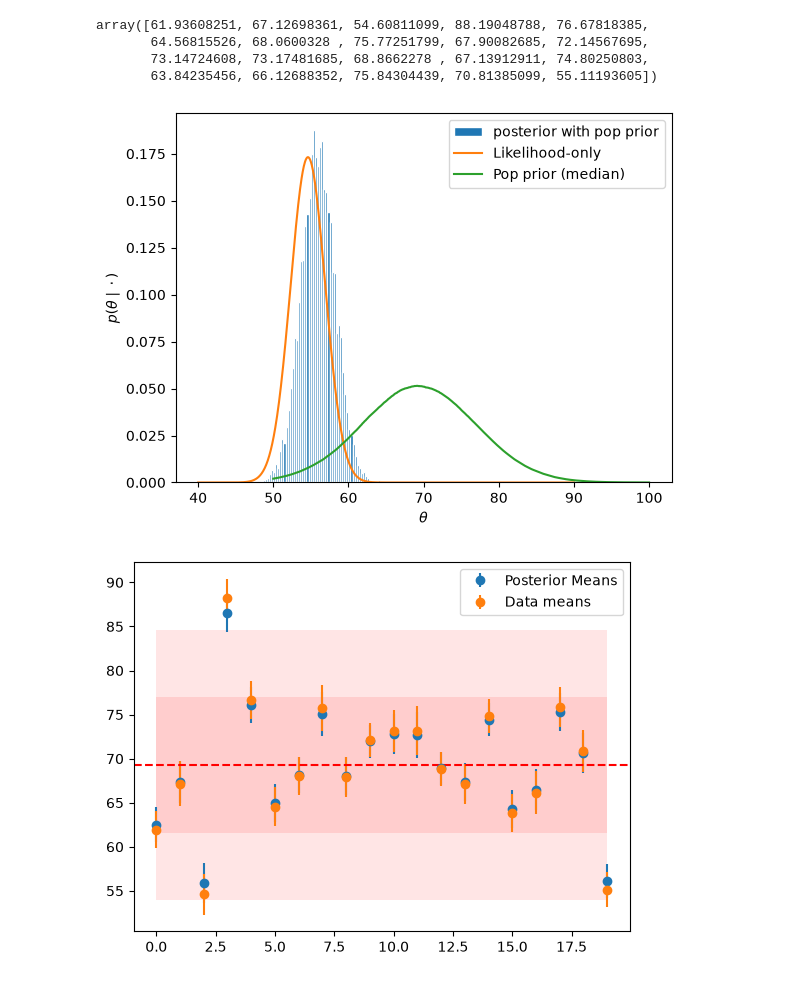
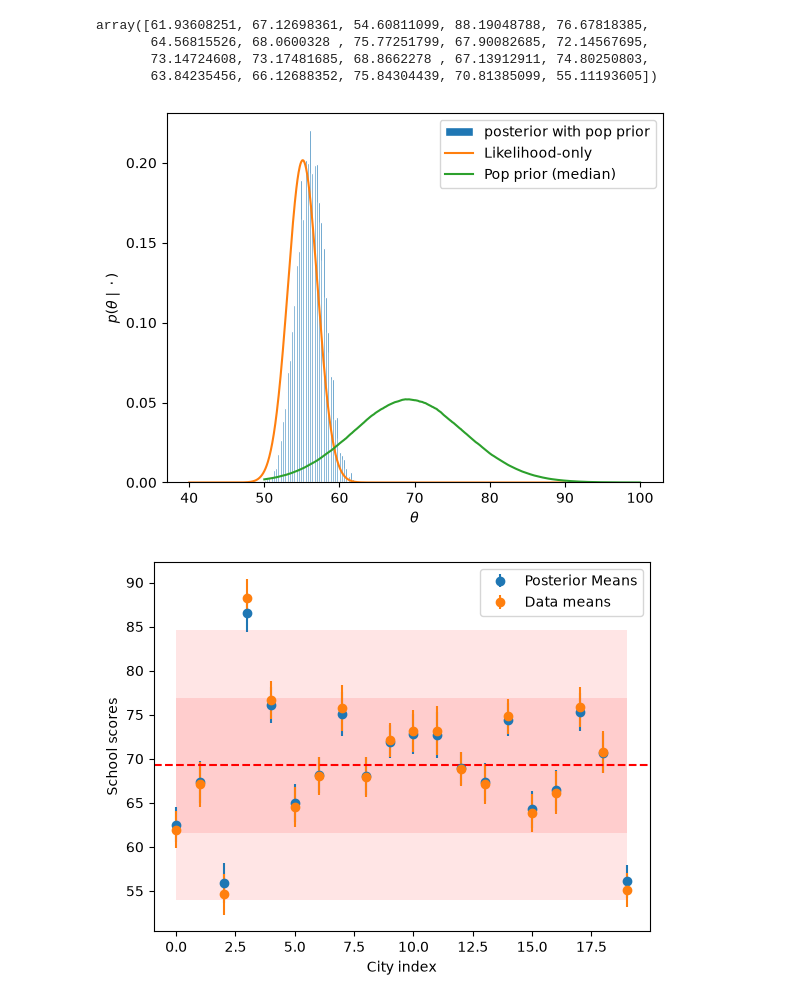
Before and after one commit to lorivandebroek/Bayesian-Stats-HS2026, a Jupyter notebook: exercise_solutions/week9_jax_numpyro_solutions.ipynb, the cells around one changed output. Drawn from its saved outputs; the diff is of its cells as text; code cells hidden in the pictures.

```diff
--- a/exercise_solutions/week9_jax_numpyro_solutions.ipynb
+++ b/exercise_solutions/week9_jax_numpyro_solutions.ipynb
@@ -214,7 +214,7 @@ array([61.93608251, 67.12698361, 54.60811099, 88.19048788, 76.67818385,
        73.14724608, 73.17481685, 68.8662278 , 67.13912911, 74.80250803,
        63.84235456, 66.12688352, 75.84304439, 70.81385099, 55.11193605])
 # %%
-idx = 2 # change to see effect on different averages
+idx = 19 # change to see effect on different averages
 plt.hist(samples['theta_js'][:, idx], bins='auto', density=True, edgecolor='w', label='posterior with pop prior')
 local_xvals = np.linspace(40, 90, num=1000)
 plt.plot(local_xvals,
@@ -226,17 +226,19 @@ plt.ylabel("$p(\\theta \\mid \\cdot)$")
 plt.legend()
 plt.show()
 # %% [output]
-[figure, old version]
+[figure, new version]
 # %%
 plt.errorbar(np.arange(n_city), np.mean(samples['theta_js'], axis=0), yerr=np.std(samples['theta_js'], axis=0), fmt='o', label='Posterior Means')
 plt.errorbar(np.arange(n_city), city_means, yerr=np.sqrt(city_variances), fmt='o', label='Data means')
 plt.fill_between(np.arange(n_city), np.mean(samples['mu']) - np.mean(10**samples['log_tau']),
                  np.mean(samples['mu']) + np.mean(10**samples['log_tau']), facecolor='r', alpha=0.1)
 plt.fill_between(np.arange(n_city), np.mean(samples['mu']) - 2*np.mean(10**samples['log_tau']),
                  np.mean(samples['mu']) + 2*np.mean(10**samples['log_tau']), facecolor='r', alpha=0.1)
 ax = plt.gca()
 ax.axhline(np.mean(samples['mu']), c='r', ls='--')
+plt.xlabel("City index")
+plt.ylabel("School scores")
 plt.legend()
 plt.show()
 # %% [output]
-[figure, old version]
+[figure, new version]
```
Also changed, not shown: parts of 3 cells of this notebook, 2 other files.
